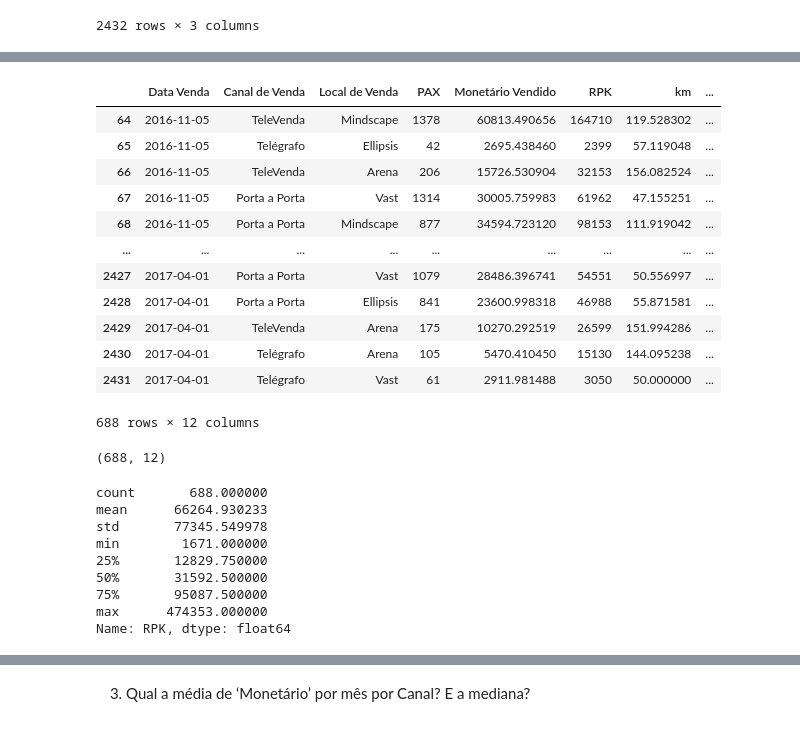
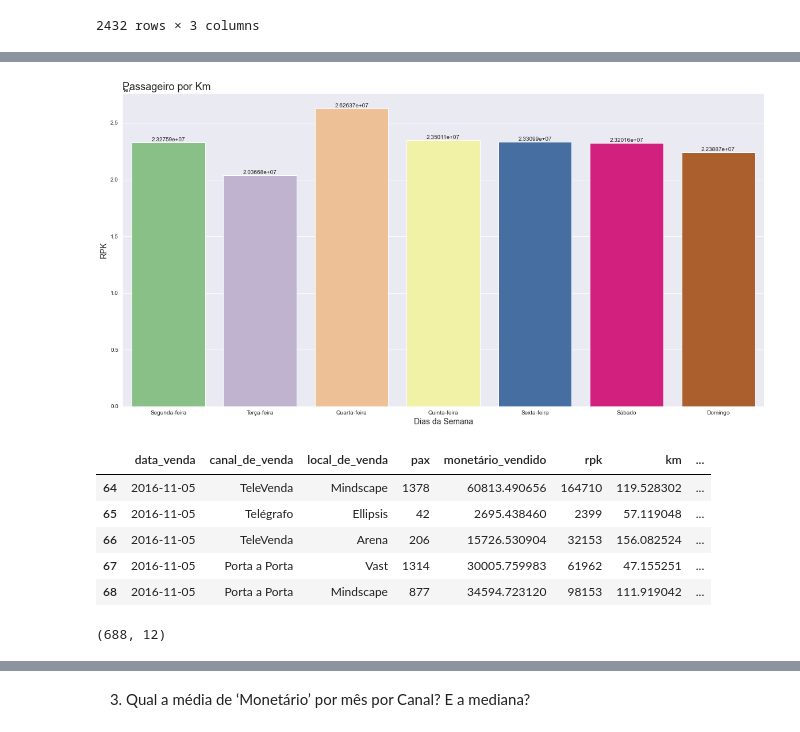
Before and after one commit to alexaugusto23/Gol_Cases, a Jupyter notebook: case01.ipynb, the cells around one changed output, grey strips where cells are left out. Cells and saved outputs as stored; diff of their text form; code cells hidden in the pictures.

Commit message:
creating graphs

```diff
--- a/case01.ipynb
+++ b/case01.ipynb
@@ -171,7 +189,7 @@ def find_day(year,  month, day):
         'Segunda-feira',
         'Terça-feira',
         'Quarta-feira',
-        'Quinta-Feira',
+        'Quinta-feira',
         'Sexta-feira',
         'Sábado',
         'Domingo'
@@ -187,6 +205,6 @@ def find_day(year,  month, day):
     # print(dia_da_semana)
     return dia_da_semana
 # %%
-_df['Data Venda Str'] = _df['Data Venda'].astype(str)
+_df['data_venda_str'] = _df['data_venda'].astype(str)
 _df.head(5)
 # %% [output]
@@ -213,9 +231,9 @@ _df['Data Venda Str'].str.split('-', expand=True)
 | 2431 | 2017 | 04 | 01 |
 2432 rows × 3 columns
 # %%
-_df['year'] = _df['Data Venda Str'].str.split('-', expand=True)[0]
-_df['month'] = _df['Data Venda Str'].str.split('-', expand=True)[1]
-_df['day'] = _df['Data Venda Str'].str.split('-', expand=True)[2]
+_df['year'] = _df['data_venda_str'].str.split('-', expand=True)[0]
+_df['month'] = _df['data_venda_str'].str.split('-', expand=True)[1]
+_df['day'] = _df['data_venda_str'].str.split('-', expand=True)[2]
 # %%
 _df.head()
 # %% [output]
@@ -226,5 +244,5 @@ _df.head()
 | 3 | 2016-11-01 | Porta a Porta | Mindscape | 496 | 15566.340547 | 53278 | 107.415323 | ... |
 | 4 | 2016-11-01 | TeleVenda | Vast | 46 | 2721.427289 | 2039 | 44.326087 | ... |
 # %%
-_df['dias'] = _df.apply( lambda x: find_day(int(x['year']), int(x['month']), int(x['day'])), axis=1 )
+_df['dias_da_semana'] = _df.apply( lambda x: find_day(int(x['year']), int(x['month']), int(x['day'])), axis=1 )
 # %%
@@ -250,18 +310,23 @@ _df.head(50)
+# %%
+sns.set_palette('Accent')
+sns.set_style('darkgrid')
+ax = sns.barplot(x = 'dias_da_semana', y = 'rpk', data = _df4)
+ax.figure.set_size_inches(20, 10)
+ax.set_title('Passageiro por Km', loc='left', fontsize=18)
+ax.set_xlabel('Dias da Semana', fontsize=14)
+ax.set_ylabel('RPK', fontsize=14)
+for i in ax.containers:
+    ax.bar_label(i)
+# %% [output]
+[figure, added]
 # %%
-_corr = _df[(_df['dias']=='Sábado') | (_df['dias']=='Domingo')]
-_corr
+_data_prk_sab_dom = _df[(_df['dias_da_semana']=='Sábado') | (_df['dias_da_semana']=='Domingo')]
+_data_prk_sab_dom.head(5)
 # %% [output]
-|  | Data Venda | Canal de Venda | Local de Venda | PAX | Monetário Vendido | RPK | km | ... |
+|  | data_venda | canal_de_venda | local_de_venda | pax | monetário_vendido | rpk | km | ... |
 | 64 | 2016-11-05 | TeleVenda | Mindscape | 1378 | 60813.490656 | 164710 | 119.528302 | ... |
 | 65 | 2016-11-05 | Telégrafo | Ellipsis | 42 | 2695.438460 | 2399 | 57.119048 | ... |
 | 66 | 2016-11-05 | TeleVenda | Arena | 206 | 15726.530904 | 32153 | 156.082524 | ... |
 | 67 | 2016-11-05 | Porta a Porta | Vast | 1314 | 30005.759983 | 61962 | 47.155251 | ... |
 | 68 | 2016-11-05 | Porta a Porta | Mindscape | 877 | 34594.723120 | 98153 | 111.919042 | ... |
-| ... | ... | ... | ... | ... | ... | ... | ... | ... |
-| 2427 | 2017-04-01 | Porta a Porta | Vast | 1079 | 28486.396741 | 54551 | 50.556997 | ... |
-| 2428 | 2017-04-01 | Porta a Porta | Ellipsis | 841 | 23600.998318 | 46988 | 55.871581 | ... |
-| 2429 | 2017-04-01 | TeleVenda | Arena | 175 | 10270.292519 | 26599 | 151.994286 | ... |
-| 2430 | 2017-04-01 | Telégrafo | Arena | 105 | 5470.410450 | 15130 | 144.095238 | ... |
-| 2431 | 2017-04-01 | Telégrafo | Vast | 61 | 2911.981488 | 3050 | 50.000000 | ... |
-688 rows × 12 columns
 # %%
@@ -269,14 +334,2 @@ _corr.shape
 # %% [output]
 (688, 12)
-# %%
-_corr['RPK'].describe()
-# %% [output]
-count       688.000000
-mean      66264.930233
-std       77345.549978
-min        1671.000000
-25%       12829.750000
-50%       31592.500000
-75%       95087.500000
-max      474353.000000
-Name: RPK, dtype: float64
```
Also changed, not shown: parts of 37 cells of this notebook.
